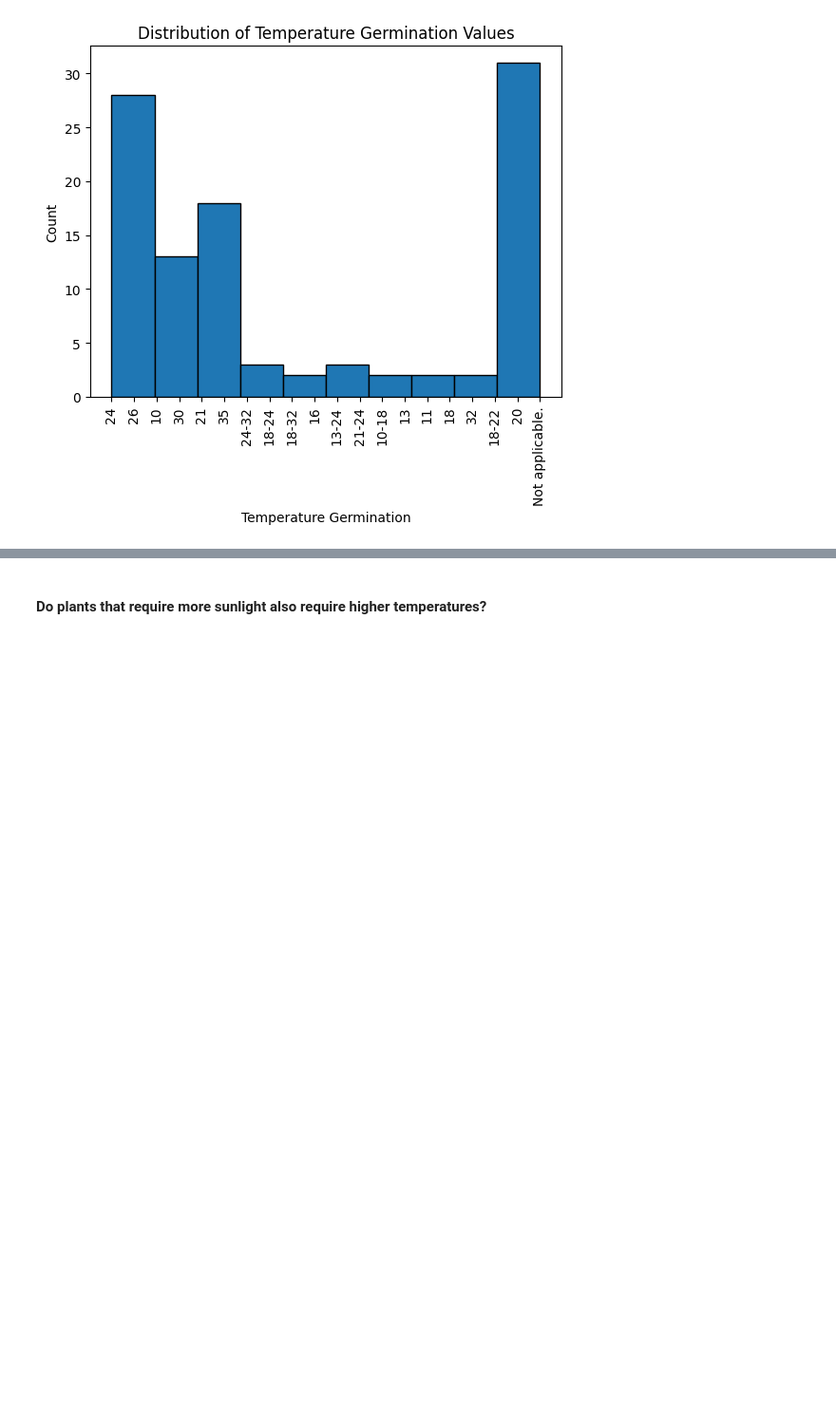
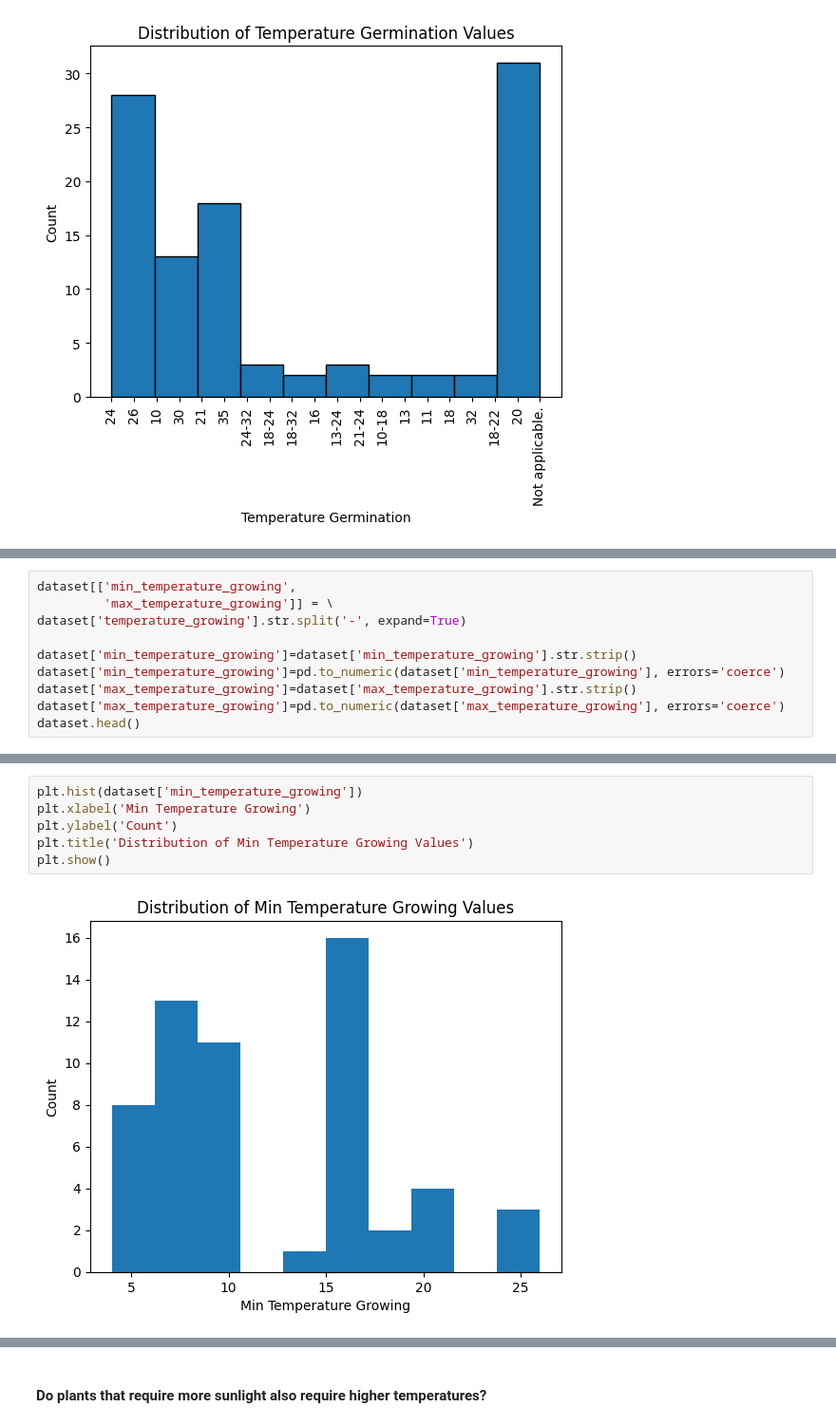
Before and after one commit to aaditbaldha2002/TidyTuesday_challenges, a Jupyter notebook: 2026/2026-02-03/eda.ipynb, the cells around one changed output, grey strips where cells are left out. Shown at 95% size. Drawn from its saved outputs; the diff is of its cells as text; blank space fills up the shorter version.

```diff
--- a/2026/2026-02-03/eda.ipynb
+++ b/2026/2026-02-03/eda.ipynb
@@ -390,0 +391,10 @@ plt.show()
+# %%
+dataset[['min_temperature_growing',
+         'max_temperature_growing']] = \
+dataset['temperature_growing'].str.split('-', expand=True)
+
+dataset['min_temperature_growing']=dataset['min_temperature_growing'].str.strip()
+dataset['min_temperature_growing']=pd.to_numeric(dataset['min_temperature_growing'], errors='coerce')
+dataset['max_temperature_growing']=dataset['max_temperature_growing'].str.strip()
+dataset['max_temperature_growing']=pd.to_numeric(dataset['max_temperature_growing'], errors='coerce')
+dataset.head()
@@ -390,0 +408,8 @@ plt.show()
+# %%
+plt.hist(dataset['min_temperature_growing'])
+plt.xlabel('Min Temperature Growing')
+plt.ylabel('Count')
+plt.title('Distribution of Min Temperature Growing Values')
+plt.show()
+# %% [output]
+[figure, added]
```
Also changed, not shown: parts of 10 cells of this notebook.
